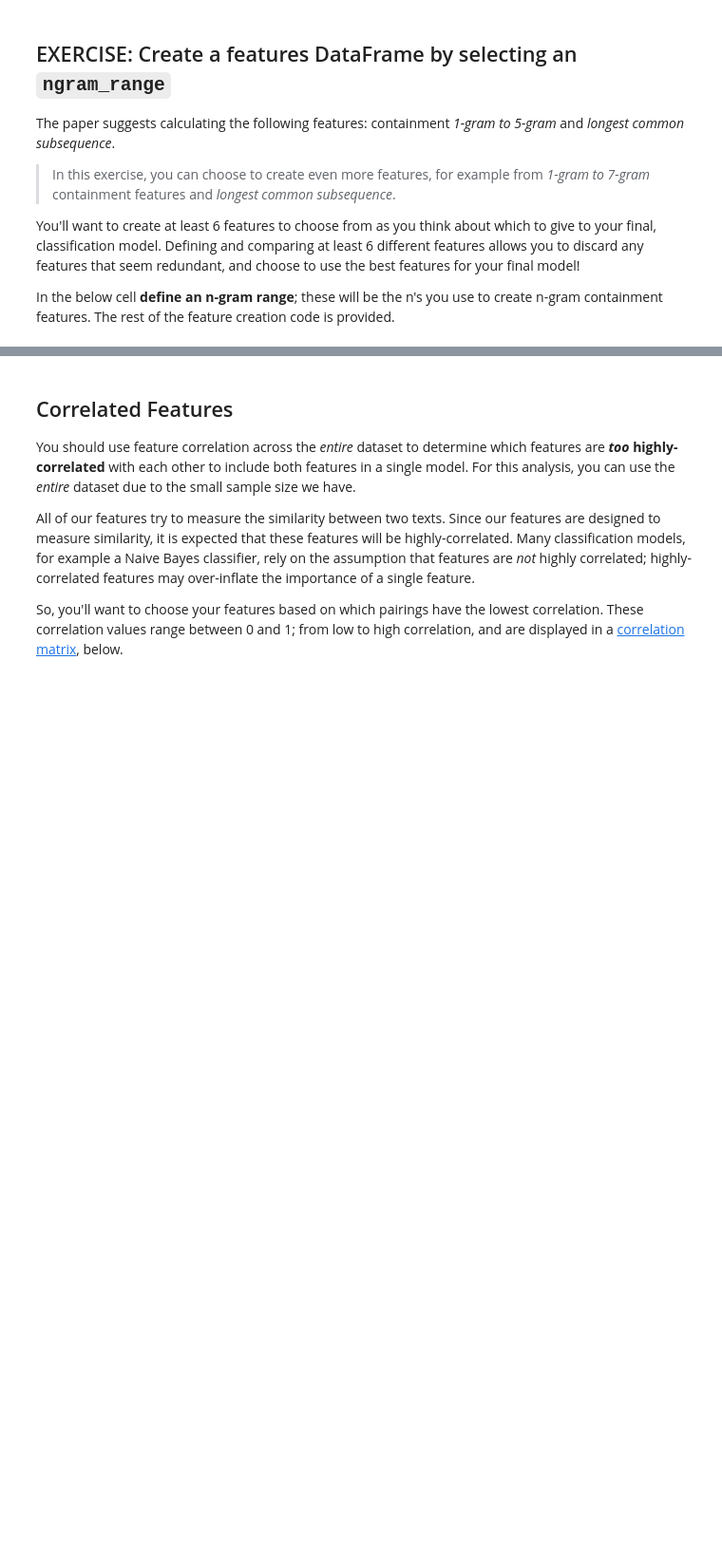
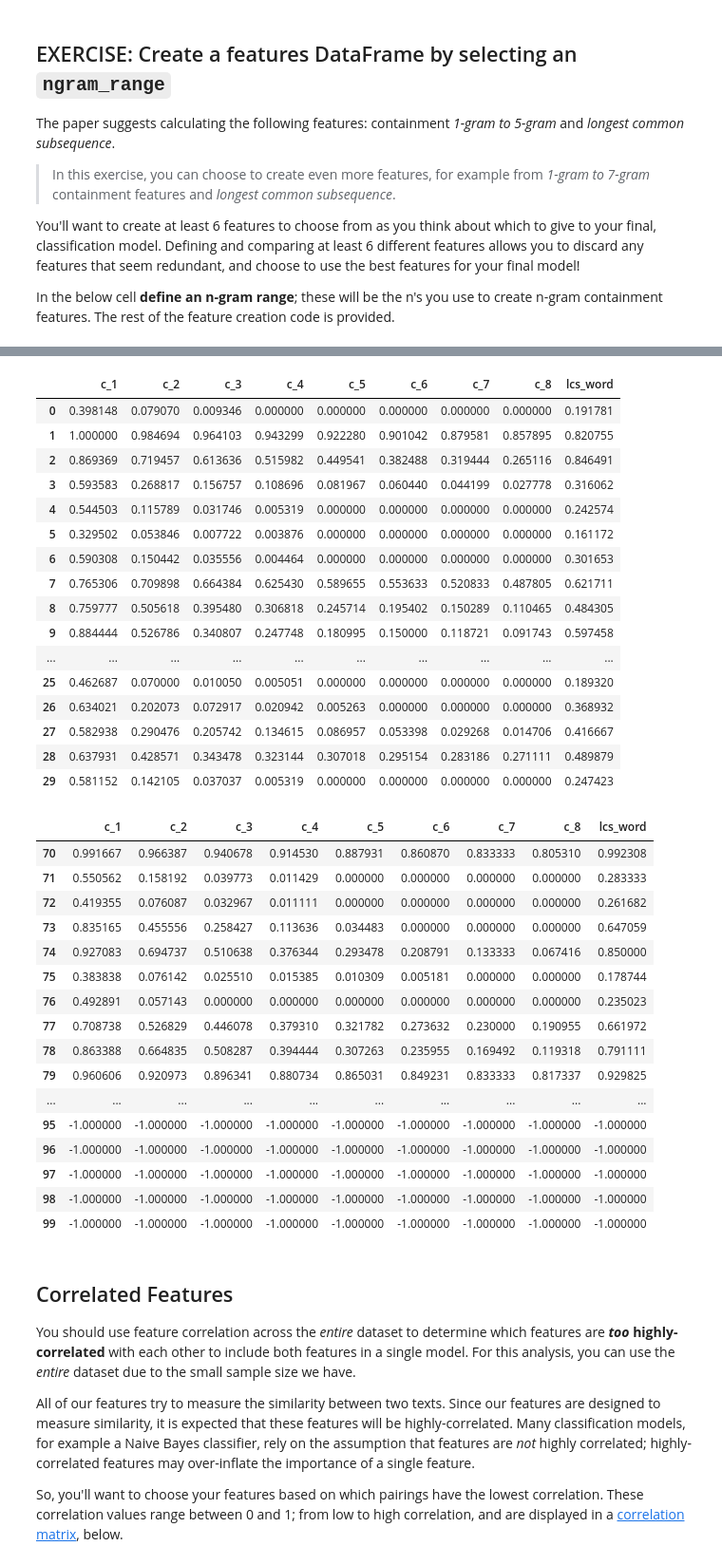
Before and after one commit to furyhawk/ML_SageMaker_Studies, a Jupyter notebook: Project_Plagiarism_Detection/2_Plagiarism_Feature_Engineering.ipynb, the cells around one changed output, grey strips where cells are left out. Shown at 95% size. Drawn from its saved outputs; the diff is of its cells as text; code cells hidden in the pictures; blank space fills up the shorter version.

```diff
--- a/Project_Plagiarism_Detection/2_Plagiarism_Feature_Engineering.ipynb
+++ b/Project_Plagiarism_Detection/2_Plagiarism_Feature_Engineering.ipynb
@@ -404,20 +390,20 @@ def calculate_containment(df, n, answer_filename):
 
     # your code here
 
-    answer_text = df.loc[df['File'] == answer_filename, 'Text']
-    print(answer_text)
-    answer_category = df.loc[df['File'] == answer_filename, 'Task']
-    print("Type:  ", type(answer_category.iloc[0]))
-    # print(df.loc[(df['Task'] == 'a')])
-    source_text = df.loc[(df['Task'] == answer_category.iloc[0])
-                         & (df['Datatype'] == 'orig'), 'Text']
-    print(source_text)
+    answer_text = (df.loc[df['File'] == answer_filename, 'Text']).iloc[0]
+    answer_category = (df.loc[df['File'] == answer_filename, 'Task']).iloc[0]
+    source_text = (df.loc[(df['Task'] == answer_category)
+                          & (df['Datatype'] == 'orig'), 'Text']).iloc[0]
+
+    # print(answer_text)
+    # print("Type:  ", type(answer_category))
+    # print(source_text)
 
     # instantiate an ngram counter
     counts = CountVectorizer(analyzer='word', ngram_range=(n, n))
 
     # create array of n-gram counts for the answer and source text
-    ngrams = counts.fit_transform([answer_text.iloc[0], source_text.iloc[0]])
+    ngrams = counts.fit_transform([answer_text, source_text])
 
     return containment(ngrams.toarray())
 # %% [markdown]
@@ -763,7 +733,7 @@ You'll want to create at least 6 features to choose from as you think about whic
 In the below cell **define an n-gram range**; these will be the n's you use to create n-gram containment features. The rest of the feature creation code is provided.
 # %%
 # Define an ngram range
-ngram_range = range(1,7)
+ngram_range = range(1,9)
 
 
 # The following code may take a minute to run, depending on your ngram_range
@@ -794,4 +764,4 @@ features_df = pd.DataFrame(np.transpose(all_features), columns=features_list)
 # Print all features/columns
 print()
 print('Features: ', features_list)
-print()
+print('All Features: ', features_df)
@@ -798,6 +786,42 @@ print()
 # %%
 # print some results
-features_df.head(10)
+display(features_df.head(30))
+display(features_df.tail(30))
+# %% [output]
+|  | c_1 | c_2 | c_3 | c_4 | c_5 | c_6 | c_7 | c_8 | lcs_word |
+| 0 | 0.398148 | 0.079070 | 0.009346 | 0.000000 | 0.000000 | 0.000000 | 0.000000 | 0.000000 | 0.191781 |
+| 1 | 1.000000 | 0.984694 | 0.964103 | 0.943299 | 0.922280 | 0.901042 | 0.879581 | 0.857895 | 0.820755 |
+| 2 | 0.869369 | 0.719457 | 0.613636 | 0.515982 | 0.449541 | 0.382488 | 0.319444 | 0.265116 | 0.846491 |
+| 3 | 0.593583 | 0.268817 | 0.156757 | 0.108696 | 0.081967 | 0.060440 | 0.044199 | 0.027778 | 0.316062 |
+| 4 | 0.544503 | 0.115789 | 0.031746 | 0.005319 | 0.000000 | 0.000000 | 0.000000 | 0.000000 | 0.242574 |
+| 5 | 0.329502 | 0.053846 | 0.007722 | 0.003876 | 0.000000 | 0.000000 | 0.000000 | 0.000000 | 0.161172 |
+| 6 | 0.590308 | 0.150442 | 0.035556 | 0.004464 | 0.000000 | 0.000000 | 0.000000 | 0.000000 | 0.301653 |
+| 7 | 0.765306 | 0.709898 | 0.664384 | 0.625430 | 0.589655 | 0.553633 | 0.520833 | 0.487805 | 0.621711 |
+| 8 | 0.759777 | 0.505618 | 0.395480 | 0.306818 | 0.245714 | 0.195402 | 0.150289 | 0.110465 | 0.484305 |
+| 9 | 0.884444 | 0.526786 | 0.340807 | 0.247748 | 0.180995 | 0.150000 | 0.118721 | 0.091743 | 0.597458 |
+| ... | ... | ... | ... | ... | ... | ... | ... | ... | ... |
+| 25 | 0.462687 | 0.070000 | 0.010050 | 0.005051 | 0.000000 | 0.000000 | 0.000000 | 0.000000 | 0.189320 |
+| 26 | 0.634021 | 0.202073 | 0.072917 | 0.020942 | 0.005263 | 0.000000 | 0.000000 | 0.000000 | 0.368932 |
+| 27 | 0.582938 | 0.290476 | 0.205742 | 0.134615 | 0.086957 | 0.053398 | 0.029268 | 0.014706 | 0.416667 |
+| 28 | 0.637931 | 0.428571 | 0.343478 | 0.323144 | 0.307018 | 0.295154 | 0.283186 | 0.271111 | 0.489879 |
+| 29 | 0.581152 | 0.142105 | 0.037037 | 0.005319 | 0.000000 | 0.000000 | 0.000000 | 0.000000 | 0.247423 |
+|  | c_1 | c_2 | c_3 | c_4 | c_5 | c_6 | c_7 | c_8 | lcs_word |
+| 70 | 0.991667 | 0.966387 | 0.940678 | 0.914530 | 0.887931 | 0.860870 | 0.833333 | 0.805310 | 0.992308 |
+| 71 | 0.550562 | 0.158192 | 0.039773 | 0.011429 | 0.000000 | 0.000000 | 0.000000 | 0.000000 | 0.283333 |
+| 72 | 0.419355 | 0.076087 | 0.032967 | 0.011111 | 0.000000 | 0.000000 | 0.000000 | 0.000000 | 0.261682 |
+| 73 | 0.835165 | 0.455556 | 0.258427 | 0.113636 | 0.034483 | 0.000000 | 0.000000 | 0.000000 | 0.647059 |
+| 74 | 0.927083 | 0.694737 | 0.510638 | 0.376344 | 0.293478 | 0.208791 | 0.133333 | 0.067416 | 0.850000 |
+| 75 | 0.383838 | 0.076142 | 0.025510 | 0.015385 | 0.010309 | 0.005181 | 0.000000 | 0.000000 | 0.178744 |
+| 76 | 0.492891 | 0.057143 | 0.000000 | 0.000000 | 0.000000 | 0.000000 | 0.000000 | 0.000000 | 0.235023 |
+| 77 | 0.708738 | 0.526829 | 0.446078 | 0.379310 | 0.321782 | 0.273632 | 0.230000 | 0.190955 | 0.661972 |
+| 78 | 0.863388 | 0.664835 | 0.508287 | 0.394444 | 0.307263 | 0.235955 | 0.169492 | 0.119318 | 0.791111 |
+| 79 | 0.960606 | 0.920973 | 0.896341 | 0.880734 | 0.865031 | 0.849231 | 0.833333 | 0.817337 | 0.929825 |
+| ... | ... | ... | ... | ... | ... | ... | ... | ... | ... |
+| 95 | -1.000000 | -1.000000 | -1.000000 | -1.000000 | -1.000000 | -1.000000 | -1.000000 | -1.000000 | -1.000000 |
+| 96 | -1.000000 | -1.000000 | -1.000000 | -1.000000 | -1.000000 | -1.000000 | -1.000000 | -1.000000 | -1.000000 |
+| 97 | -1.000000 | -1.000000 | -1.000000 | -1.000000 | -1.000000 | -1.000000 | -1.000000 | -1.000000 | -1.000000 |
+| 98 | -1.000000 | -1.000000 | -1.000000 | -1.000000 | -1.000000 | -1.000000 | -1.000000 | -1.000000 | -1.000000 |
+| 99 | -1.000000 | -1.000000 | -1.000000 | -1.000000 | -1.000000 | -1.000000 | -1.000000 | -1.000000 | -1.000000 |
 # %% [markdown]
 ## Correlated Features
 
```
Also changed, not shown: parts of 15 cells of this notebook, 1 other file.
